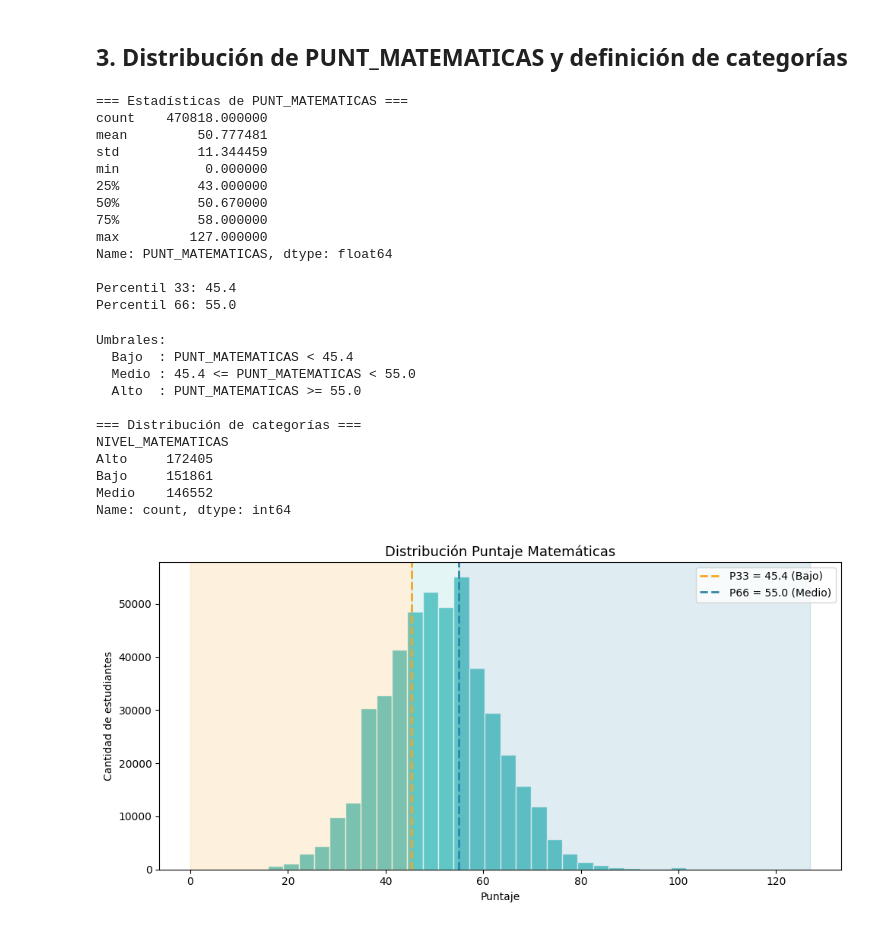
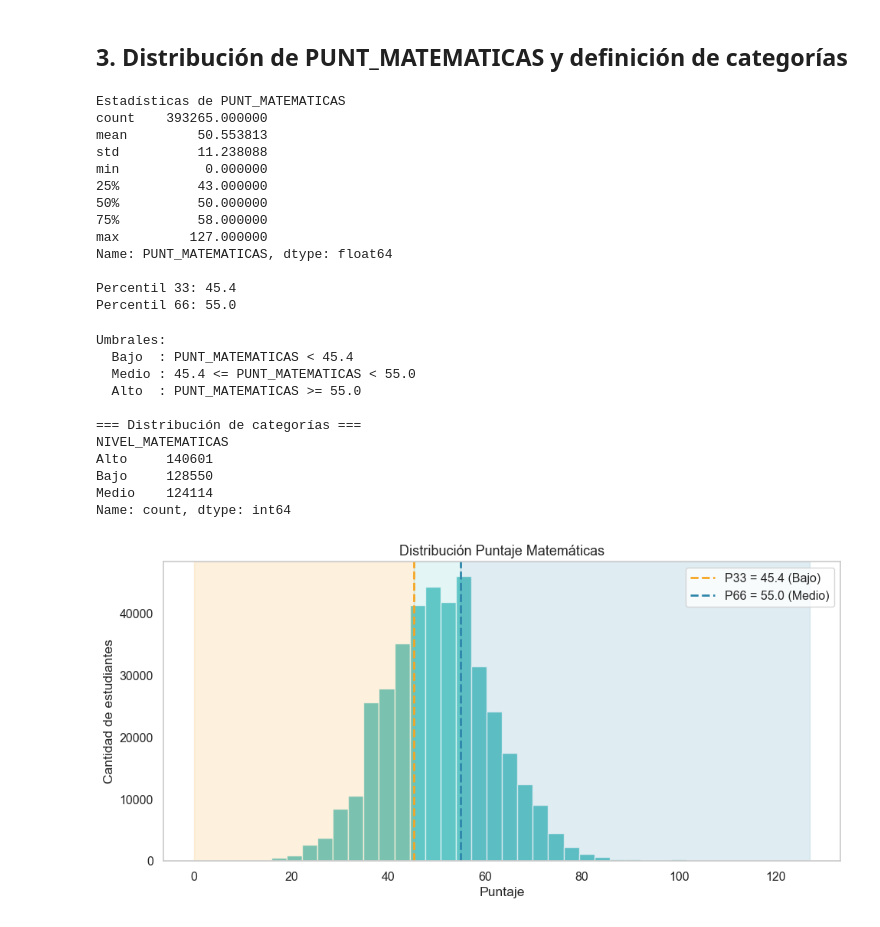
Before and after one commit to danielasolarte/Proyecto2Analitica, a Jupyter notebook: limpieza_exploracion_pregunta1.ipynb, the cells around one changed output. Drawn from its saved outputs; the diff is of its cells as text; code cells hidden in the pictures.

```diff
--- a/limpieza_exploracion_pregunta1.ipynb
+++ b/limpieza_exploracion_pregunta1.ipynb
@@ -3,12 +3,13 @@
 **Pregunta de negocio:** ¿Cuál será el nivel de desempeño en matemáticas de un estudiante de Cundinamarca según su tipo de colegio?
 # %%
+#librerias
 import pandas as pd
 import numpy as np
 import matplotlib.pyplot as plt
 import seaborn as sns
 
-# Cargar datos
-df = pd.read_csv('Datos_Cundinamarca.csv')
+#cargar datos y descomprimirlos
+df = pd.read_csv('df_filtrado.csv.zip', compression= "zip")
 # %% [markdown]
 ## 1. Columnas relevantes
 # %%
@@ -37,11 +39,23 @@ Shape: (470818, 5)
 # Valores que se consideran "sin dato"
 valores_nulos = {'na', 'nan', 'n/a', 'null', 'none', '-', ' ', ''}
 
-print('=== Valores nulos y vacíos por columna ===')
+print('Valores nulos y vacíos por columna (antes de limpiar)')
 for col in columnas:
     problemas = df[col].apply(
         lambda x: pd.isna(x) or str(x).strip().lower() in valores_nulos
     ).sum()
     pct = problemas / len(df) * 100
     print(f'{col}: {problemas} problemas ({pct:.1f}%) — {len(df) - problemas} datos útiles')
+
+# Eliminar filas con nulos en cualquier columna relevante
+antes = len(df)
+mask = df[columnas].apply(
+    lambda col: col.apply(
+        lambda x: pd.isna(x) or str(x).strip().lower() in valores_nulos
+    )
+).any(axis=1)
+df = df[~mask].reset_index(drop=True)
+
+print(f'\nRegistros eliminados : {antes - len(df):,}')
+print(f'Registros restantes  : {len(df):,}')
 # %% [output]
@@ -122,18 +141,19 @@ Nulos restantes: 0
 # %% [markdown]
 ## 3. Distribución de PUNT_MATEMATICAS y definición de categorías
 # %%
-print('=== Estadísticas de PUNT_MATEMATICAS ===')
+#estadisticas base
+print('Estadísticas de PUNT_MATEMATICAS')
 print(df['PUNT_MATEMATICAS'].describe())
 print(f'\nPercentil 33: {df["PUNT_MATEMATICAS"].quantile(0.33):.1f}')
 print(f'Percentil 66: {df["PUNT_MATEMATICAS"].quantile(0.66):.1f}')
 # %% [output]
-=== Estadísticas de PUNT_MATEMATICAS ===
-count    470818.000000
-mean         50.777481
-std          11.344459
+Estadísticas de PUNT_MATEMATICAS
+count    393265.000000
+mean         50.553813
+std          11.238088
 min           0.000000
 25%          43.000000
-50%          50.670000
+50%          50.000000
 75%          58.000000
 max         127.000000
 Name: PUNT_MATEMATICAS, dtype: float64
@@ -141,7 +161,7 @@ Name: PUNT_MATEMATICAS, dtype: float64
 Percentil 33: 45.4
 Percentil 66: 55.0
 # %%
-# Definir umbrales basados en percentiles 33 y 66
+#nivel de matematicas basado en los percentiles
 p33 = df['PUNT_MATEMATICAS'].quantile(0.33)
 p66 = df['PUNT_MATEMATICAS'].quantile(0.66)
 
@@ -171,28 +191,30 @@ Umbrales:
 
 === Distribución de categorías ===
 NIVEL_MATEMATICAS
-Alto     172405
-Bajo     151861
-Medio    146552
+Alto     140601
+Bajo     128550
+Medio    124114
 Name: count, dtype: int64
 # %%
-plt.figure(figsize=(10, 5))
+plt.figure(figsize=(10, 5), facecolor='white')
+plt.grid(False)
 
+#datos e histograma
 plt.hist(df['PUNT_MATEMATICAS'].dropna(), bins=40, color='#4ABFBF', edgecolor='white', alpha=0.85)
 
 plt.axvline(p33, color='#F5A623', linestyle='--', linewidth=2, label=f'P33 = {p33:.1f} (Bajo)')
 plt.axvline(p66, color='#2E86AB', linestyle='--', linewidth=2, label=f'P66 = {p66:.1f} (Medio)')
 
 plt.axvspan(df['PUNT_MATEMATICAS'].min(), p33, alpha=0.15, color='#F5A623')
 plt.axvspan(p33, p66, alpha=0.15, color='#4ABFBF')
 plt.axvspan(p66, df['PUNT_MATEMATICAS'].max(), alpha=0.15, color='#2E86AB')
 
+#etiquetas y titulos
 plt.title('Distribución Puntaje Matemáticas', fontsize=13)
 plt.xlabel('Puntaje')
 plt.ylabel('Cantidad de estudiantes')
 plt.legend()
 plt.tight_layout()
-plt.savefig('distribucion_matematicas.png', dpi=150, bbox_inches='tight')
 plt.show()
 # %% [output]
-[figure, old version]
+[figure, new version]
```
Also changed, not shown: parts of 23 cells of this notebook.
